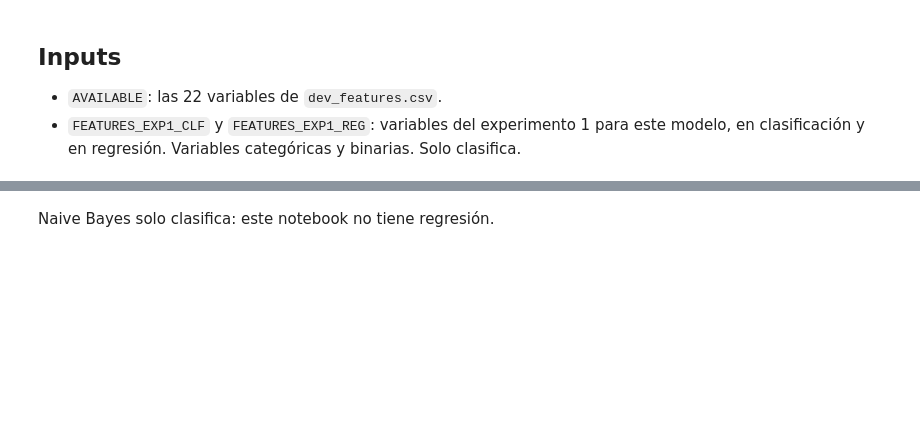
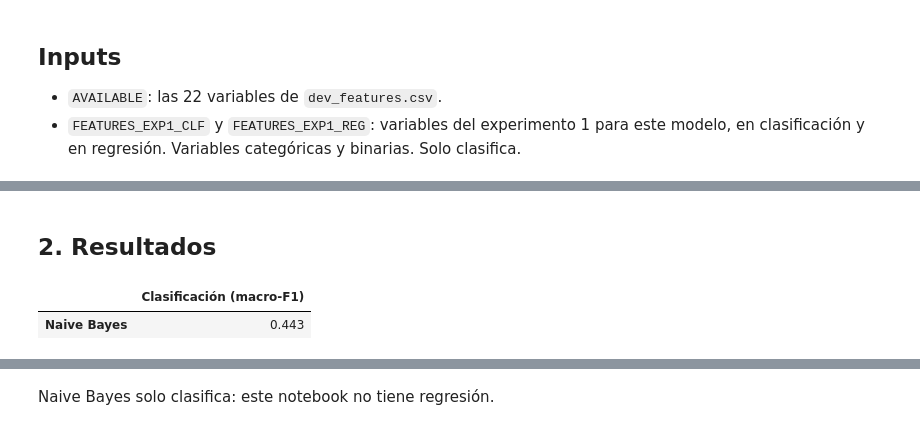
Before and after one commit to JorgeAVargasC/mucsi-ml-animal-shelter-project, a Jupyter notebook: notebooks/04-modeling-experiment-1/04.1-naive-bayes.ipynb, the cells around one changed output, grey strips where cells are left out. Cells and saved outputs as stored; diff of their text form; code cells hidden in the pictures; blank space fills up the shorter version.

```diff
--- a/notebooks/04-modeling-experiment-1/04.1-naive-bayes.ipynb
+++ b/notebooks/04-modeling-experiment-1/04.1-naive-bayes.ipynb
@@ -48,0 +99,10 @@ Objetivo: `y_outcome` (5 clases), con todas las filas.
+# %% [markdown]
+## 2. Resultados
+# %%
+## 2. Resultados
+pd.DataFrame({
+    "Clasificación (macro-F1)": [round(f1_score(y_clf, pred_clf, average="macro"), 3)]
+}, index=["Naive Bayes"])
+# %% [output]
+|  | Clasificación (macro-F1) |
+| Naive Bayes | 0.443 |
```
Also changed, not shown: parts of 9 cells of this notebook, 34 other files.
